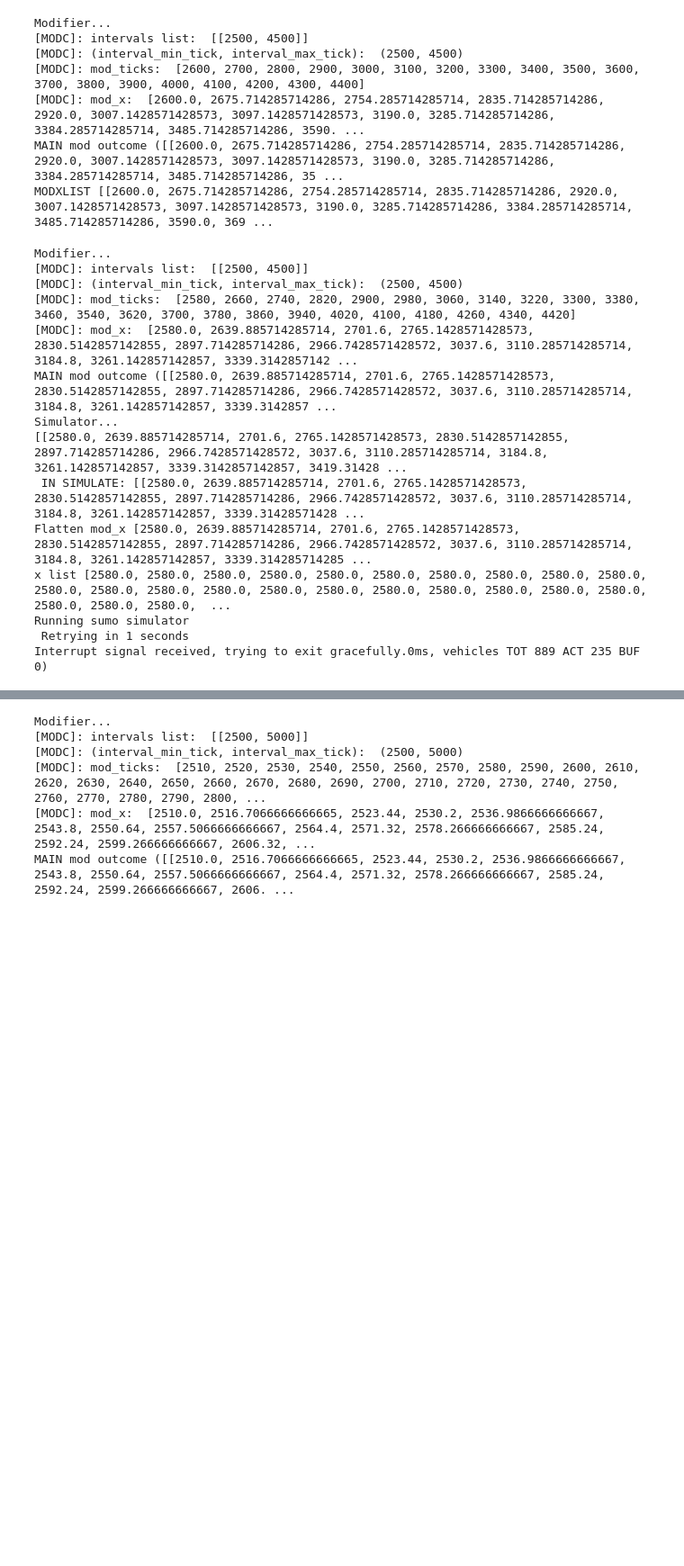
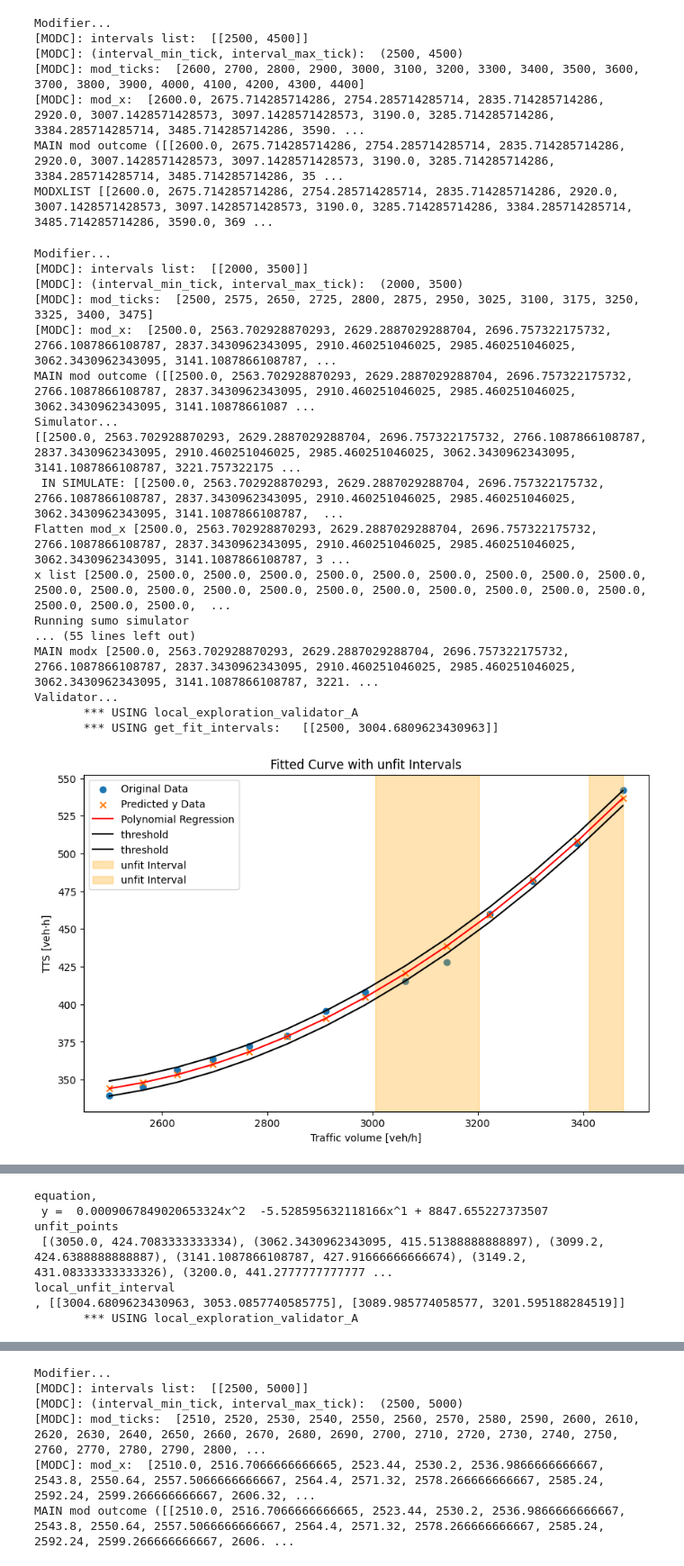
Before and after one commit to SiLab-group/SimEx, a Jupyter notebook: notebooks/test.ipynb, the cells around one changed output, grey strips where cells are left out. Shown at 90% size. Saved outputs shown, nothing was run; the diff lists cells and outputs as text; code cells hidden in the pictures; blank space fills up the shorter version.

```diff
--- a/notebooks/test.ipynb
+++ b/notebooks/test.ipynb
@@ -142,7 +142,7 @@ logger = Logger()
 logger_main_arguments = {}
 is_main_func = True
 # Initialize interval list for the first iteration
-intervals_list=[[mds['domain_min_interval'], mds['domain_max_interval']]]
+intervals_list=[[2000, 3500]]
 #intervals_list=[[2900, 3200]]
 
 
@@ -162,42 +162,46 @@ while is_main_func:
         logger_main_arguments['remaining_unfit_intervals'] = checked_intervals
         logger.log_main(logger_main_arguments)
         break
 
     # Calls Simulator
-    mod_x,sim_y_list = SimulatorController.simulate(mod_x_list,selected_simulator=components['sumo_simulator'])
+    mod_x,sim_y_list = SimulatorController.simulate(mod_x_list,selected_simulator=components['sumo_simulator_vsl'])
     print(f"MODX {mod_x} and sim_y_list {sim_y_list}")
     assert len(mod_x) == len(sim_y_list)
 
     print("MAIN modx", mod_x)
 
     # Calls Validator controller
     intervals_list =  validator_controller.validate(mod_x_list=np.array(mod_x),sim_y_list=np.array(sim_y_list), selected_validator=components['validator'],global_interval=[mds["domain_min_interval"], mds["domain_max_interval"]])
     print("MAIN interval list from VAL:", intervals_list)
 
     # Updates interval_list to new range output from validator controller
     # No more unfit intervals -> write MAIN log
     if not intervals_list:
         is_main_func = False
         logger_main_arguments['log_contex'] = 'overall MAIN stats'
         logger_main_arguments['main_status'] = 'no unfit intervals'
         logger.log_main(logger_main_arguments)
 
 # MAIN cycle completed/interrupted -> write OVERALL statistics
 logger_main_arguments['log_contex'] = 'Overall Stats'
 logger_main_arguments['main_status'] = 'end cycle'
 logger.log_main(logger_main_arguments)
 # %% [output]
 Modifier...
-[MODC]: intervals list:  [[2500, 4500]]
-[MODC]: (interval_min_tick, interval_max_tick):  (2500, 4500)
-[MODC]: mod_ticks:  [2580, 2660, 2740, 2820, 2900, 2980, 3060, 3140, 3220, 3300, 3380, 3460, 3540, 3620, 3700, 3780, 3860, 3940, 4020, 4100, 4180, 4260, 4340, 4420]
-[MODC]: mod_x:  [2580.0, 2639.885714285714, 2701.6, 2765.1428571428573, 2830.5142857142855, 2897.714285714286, 2966.7428571428572, 3037.6, 3110.285714285714, 3184.8, 3261.142857142857, 3339.3142857142 ...
-MAIN mod outcome ([[2580.0, 2639.885714285714, 2701.6, 2765.1428571428573, 2830.5142857142855, 2897.714285714286, 2966.7428571428572, 3037.6, 3110.285714285714, 3184.8, 3261.142857142857, 3339.3142857 ...
+[MODC]: intervals list:  [[2000, 3500]]
+[MODC]: (interval_min_tick, interval_max_tick):  (2000, 3500)
+[MODC]: mod_ticks:  [2500, 2575, 2650, 2725, 2800, 2875, 2950, 3025, 3100, 3175, 3250, 3325, 3400, 3475]
+[MODC]: mod_x:  [2500.0, 2563.702928870293, 2629.2887029288704, 2696.757322175732, 2766.1087866108787, 2837.3430962343095, 2910.460251046025, 2985.460251046025, 3062.3430962343095, 3141.1087866108787, ...
+MAIN mod outcome ([[2500.0, 2563.702928870293, 2629.2887029288704, 2696.757322175732, 2766.1087866108787, 2837.3430962343095, 2910.460251046025, 2985.460251046025, 3062.3430962343095, 3141.10878661087 ...
 Simulator...
-[[2580.0, 2639.885714285714, 2701.6, 2765.1428571428573, 2830.5142857142855, 2897.714285714286, 2966.7428571428572, 3037.6, 3110.285714285714, 3184.8, 3261.142857142857, 3339.3142857142857, 3419.31428 ...
- IN SIMULATE: [[2580.0, 2639.885714285714, 2701.6, 2765.1428571428573, 2830.5142857142855, 2897.714285714286, 2966.7428571428572, 3037.6, 3110.285714285714, 3184.8, 3261.142857142857, 3339.31428571428 ...
-Flatten mod_x [2580.0, 2639.885714285714, 2701.6, 2765.1428571428573, 2830.5142857142855, 2897.714285714286, 2966.7428571428572, 3037.6, 3110.285714285714, 3184.8, 3261.142857142857, 3339.314285714285 ...
-x list [2580.0, 2580.0, 2580.0, 2580.0, 2580.0, 2580.0, 2580.0, 2580.0, 2580.0, 2580.0, 2580.0, 2580.0, 2580.0, 2580.0, 2580.0, 2580.0, 2580.0, 2580.0, 2580.0, 2580.0, 2580.0, 2580.0, 2580.0, 2580.0,  ...
+[[2500.0, 2563.702928870293, 2629.2887029288704, 2696.757322175732, 2766.1087866108787, 2837.3430962343095, 2910.460251046025, 2985.460251046025, 3062.3430962343095, 3141.1087866108787, 3221.757322175 ...
+ IN SIMULATE: [[2500.0, 2563.702928870293, 2629.2887029288704, 2696.757322175732, 2766.1087866108787, 2837.3430962343095, 2910.460251046025, 2985.460251046025, 3062.3430962343095, 3141.1087866108787,  ...
+Flatten mod_x [2500.0, 2563.702928870293, 2629.2887029288704, 2696.757322175732, 2766.1087866108787, 2837.3430962343095, 2910.460251046025, 2985.460251046025, 3062.3430962343095, 3141.1087866108787, 3 ...
+x list [2500.0, 2500.0, 2500.0, 2500.0, 2500.0, 2500.0, 2500.0, 2500.0, 2500.0, 2500.0, 2500.0, 2500.0, 2500.0, 2500.0, 2500.0, 2500.0, 2500.0, 2500.0, 2500.0, 2500.0, 2500.0, 2500.0, 2500.0, 2500.0,  ...
 Running sumo simulator
- Retrying in 1 seconds
-Interrupt signal received, trying to exit gracefully.0ms, vehicles TOT 889 ACT 235 BUF 0)
+... (55 lines left out)
+MAIN modx [2500.0, 2563.702928870293, 2629.2887029288704, 2696.757322175732, 2766.1087866108787, 2837.3430962343095, 2910.460251046025, 2985.460251046025, 3062.3430962343095, 3141.1087866108787, 3221. ...
+Validator...
+       *** USING local_exploration_validator_A
+       *** USING get_fit_intervals:   [[2500, 3004.6809623430963]]
+[figure, added]
@@ -204,0 +226,7 @@ KeyboardInterrupt:
+equation,
+ y =  0.0009067849020653324x^2  -5.528595632118166x^1 + 8847.655227373507
+unfit_points
+ [(3050.0, 424.7083333333334), (3062.3430962343095, 415.51388888888897), (3099.2, 424.6388888888887), (3141.1087866108787, 427.91666666666674), (3149.2, 431.08333333333326), (3200.0, 441.2777777777777 ...
+local_unfit_interval
+, [[3004.6809623430963, 3053.0857740585775], [3089.985774058577, 3201.595188284519]]
+       *** USING local_exploration_validator_A
```
Also changed, not shown: parts of 2 cells of this notebook, 7 other files.
